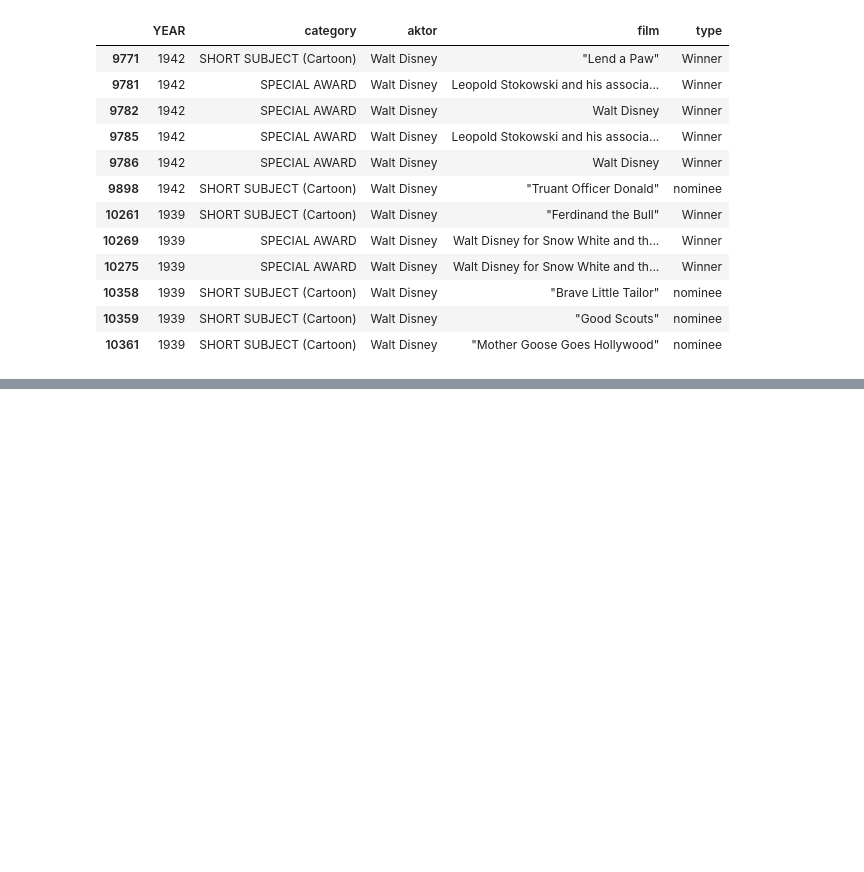
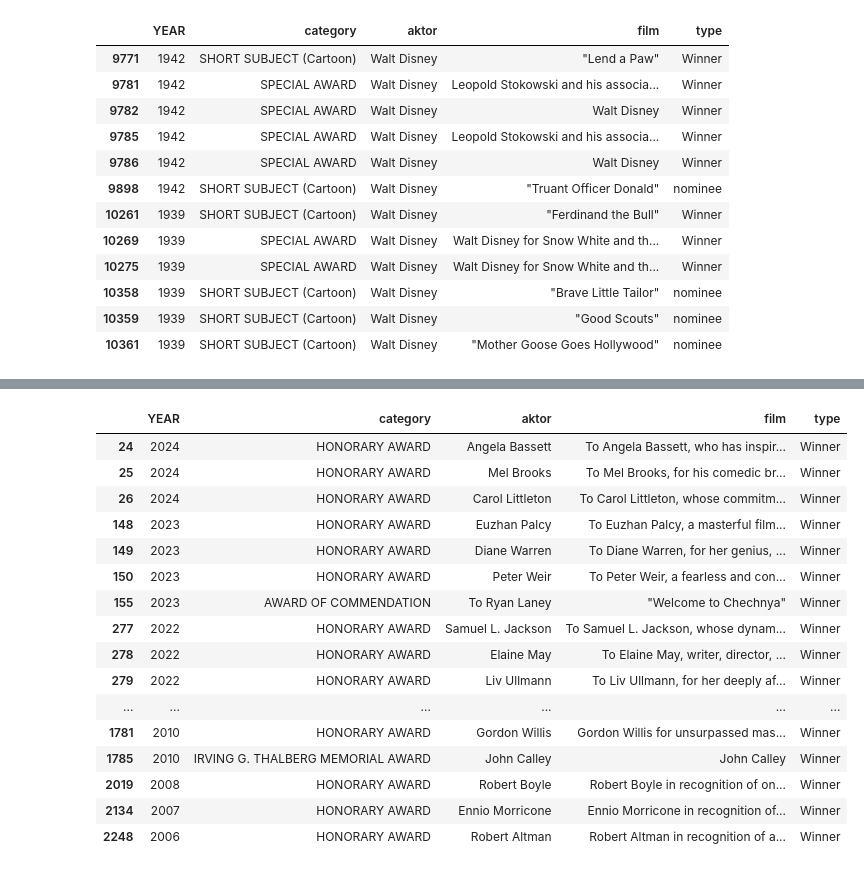
Before and after one commit to KawiorPL/FlaskApp, a Jupyter notebook: Untitled.ipynb, the cells around one changed output, grey strips where cells are left out. Cells and saved outputs as stored; diff of their text form; code cells hidden in the pictures; blank space fills up the shorter version.

```diff
--- a/Untitled.ipynb
+++ b/Untitled.ipynb
@@ -3034,0 +3054,20 @@ def extract_winner(html_file_path, year):
+# %%
+x.head(50)
+# %% [output]
+|  | YEAR | category | aktor | film | type |
+| 24 | 2024 | HONORARY AWARD | Angela Bassett | To Angela Bassett, who has inspir... | Winner |
+| 25 | 2024 | HONORARY AWARD | Mel Brooks | To Mel Brooks, for his comedic br... | Winner |
+| 26 | 2024 | HONORARY AWARD | Carol Littleton | To Carol Littleton, whose commitm... | Winner |
+| 148 | 2023 | HONORARY AWARD | Euzhan Palcy | To Euzhan Palcy, a masterful film... | Winner |
+| 149 | 2023 | HONORARY AWARD | Diane Warren | To Diane Warren, for her genius, ... | Winner |
+| 150 | 2023 | HONORARY AWARD | Peter Weir | To Peter Weir, a fearless and con... | Winner |
+| 155 | 2023 | AWARD OF COMMENDATION | To Ryan Laney | "Welcome to Chechnya" | Winner |
+| 277 | 2022 | HONORARY AWARD | Samuel L. Jackson | To Samuel L. Jackson, whose dynam... | Winner |
+| 278 | 2022 | HONORARY AWARD | Elaine May | To Elaine May, writer, director, ... | Winner |
+| 279 | 2022 | HONORARY AWARD | Liv Ullmann | To Liv Ullmann, for her deeply af... | Winner |
+| ... | ... | ... | ... | ... | ... |
+| 1781 | 2010 | HONORARY AWARD | Gordon Willis | Gordon Willis for unsurpassed mas... | Winner |
+| 1785 | 2010 | IRVING G. THALBERG MEMORIAL AWARD | John Calley | John Calley | Winner |
+| 2019 | 2008 | HONORARY AWARD | Robert Boyle | Robert Boyle in recognition of on... | Winner |
+| 2134 | 2007 | HONORARY AWARD | Ennio Morricone | Ennio Morricone in recognition of... | Winner |
+| 2248 | 2006 | HONORARY AWARD | Robert Altman | Robert Altman in recognition of a... | Winner |
```
Also changed, not shown: parts of 23 cells of this notebook, 11 other files.
